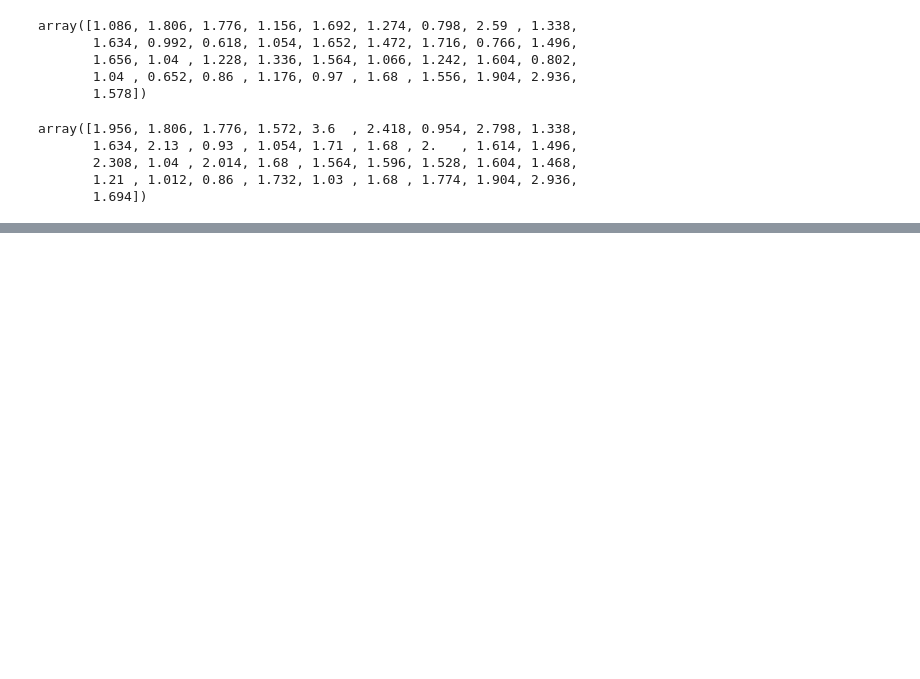
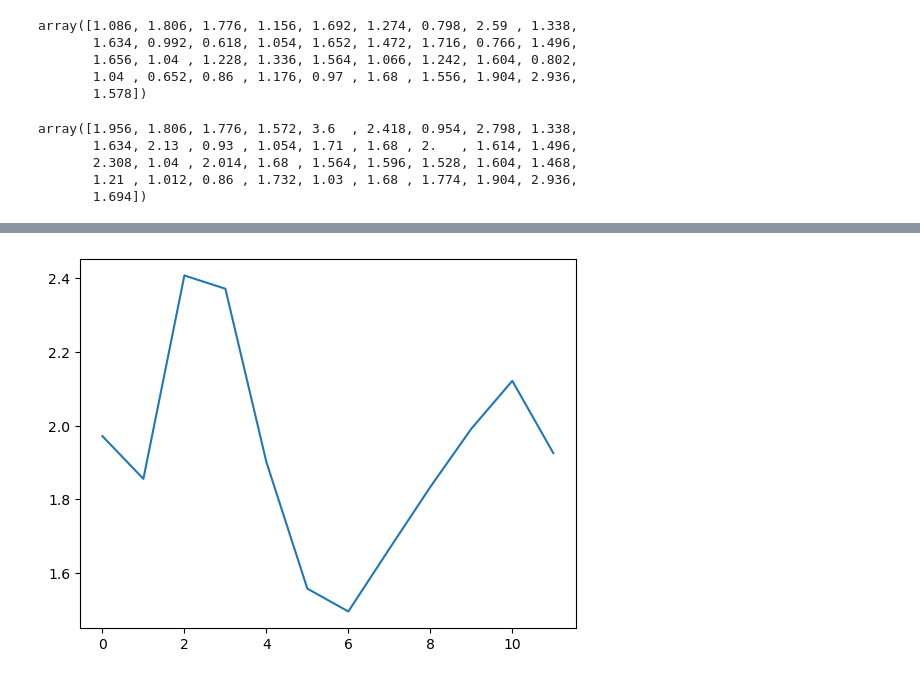
Before and after one commit to NOC-OI/CarpentriesNotes, a Jupyter notebook: python-esces-notes.ipynb, the cells around one changed output, grey strips where cells are left out. Saved outputs shown, nothing was run; the diff lists cells and outputs as text; code cells hidden in the pictures; blank space fills up the shorter version.

```diff
--- a/python-esces-notes.ipynb
+++ b/python-esces-notes.ipynb
@@ -469,0 +542,5 @@ array([1.956, 1.806, 1.776, 1.572, 3.6  , 2.418, 0.954, 2.798, 1.338,
+# %%
+max_plot = matplotlib.pyplot.plot(numpy.min(data, axis=0))
+matplotlib.pyplot.show()
+# %% [output]
+[figure, added]
```
Also changed, not shown: parts of 61 cells of this notebook.
